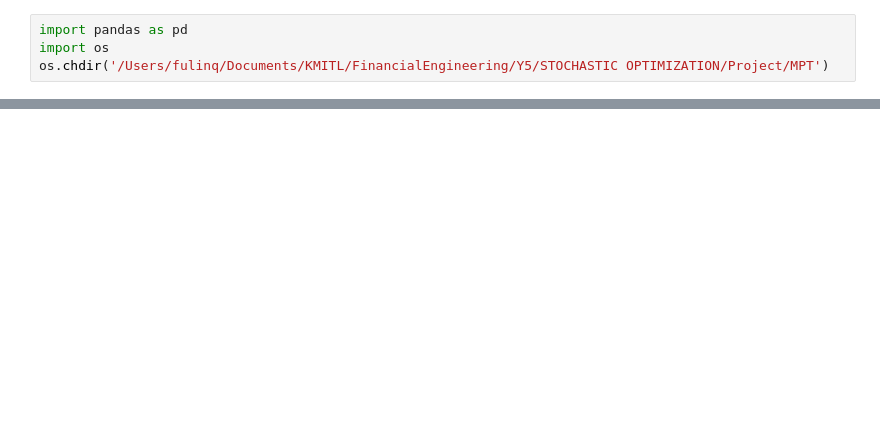
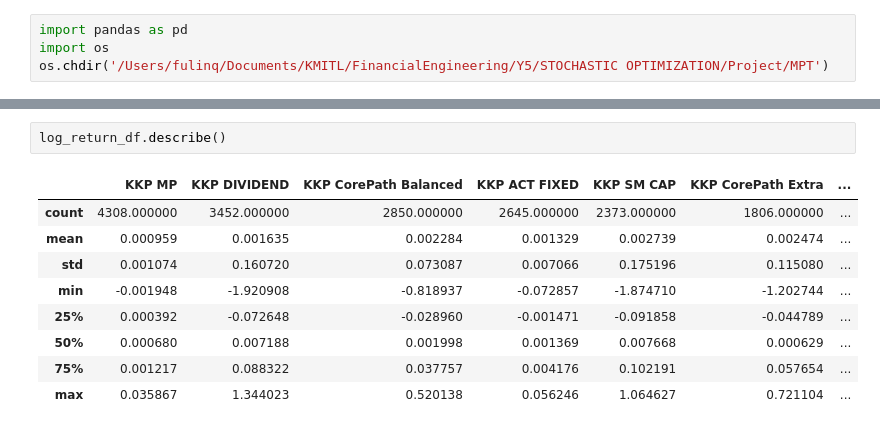
Before and after one commit to FulinQ/portfolio-optimization-mpt, a Jupyter notebook: MPT/MPT.ipynb, the cells around one changed output, grey strips where cells are left out. Saved outputs shown, nothing was run; the diff lists cells and outputs as text; blank space fills up the shorter version.

```diff
--- a/MPT/MPT.ipynb
+++ b/MPT/MPT.ipynb
@@ -23,0 +47,12 @@ price_df
+# %%
+log_return_df.describe()
+# %% [output]
+|  | KKP MP | KKP DIVIDEND | KKP CorePath Balanced | KKP ACT FIXED | KKP SM CAP | KKP CorePath Extra | ... |
+| count | 4308.000000 | 3452.000000 | 2850.000000 | 2645.000000 | 2373.000000 | 1806.000000 | ... |
+| mean | 0.000959 | 0.001635 | 0.002284 | 0.001329 | 0.002739 | 0.002474 | ... |
+| std | 0.001074 | 0.160720 | 0.073087 | 0.007066 | 0.175196 | 0.115080 | ... |
+| min | -0.001948 | -1.920908 | -0.818937 | -0.072857 | -1.874710 | -1.202744 | ... |
+| 25% | 0.000392 | -0.072648 | -0.028960 | -0.001471 | -0.091858 | -0.044789 | ... |
+| 50% | 0.000680 | 0.007188 | 0.001998 | 0.001369 | 0.007668 | 0.000629 | ... |
+| 75% | 0.001217 | 0.088322 | 0.037757 | 0.004176 | 0.102191 | 0.057654 | ... |
+| max | 0.035867 | 1.344023 | 0.520138 | 0.056246 | 1.064627 | 0.721104 | ... |
```
Also changed, not shown: parts of 2 cells of this notebook, 16 other files.
